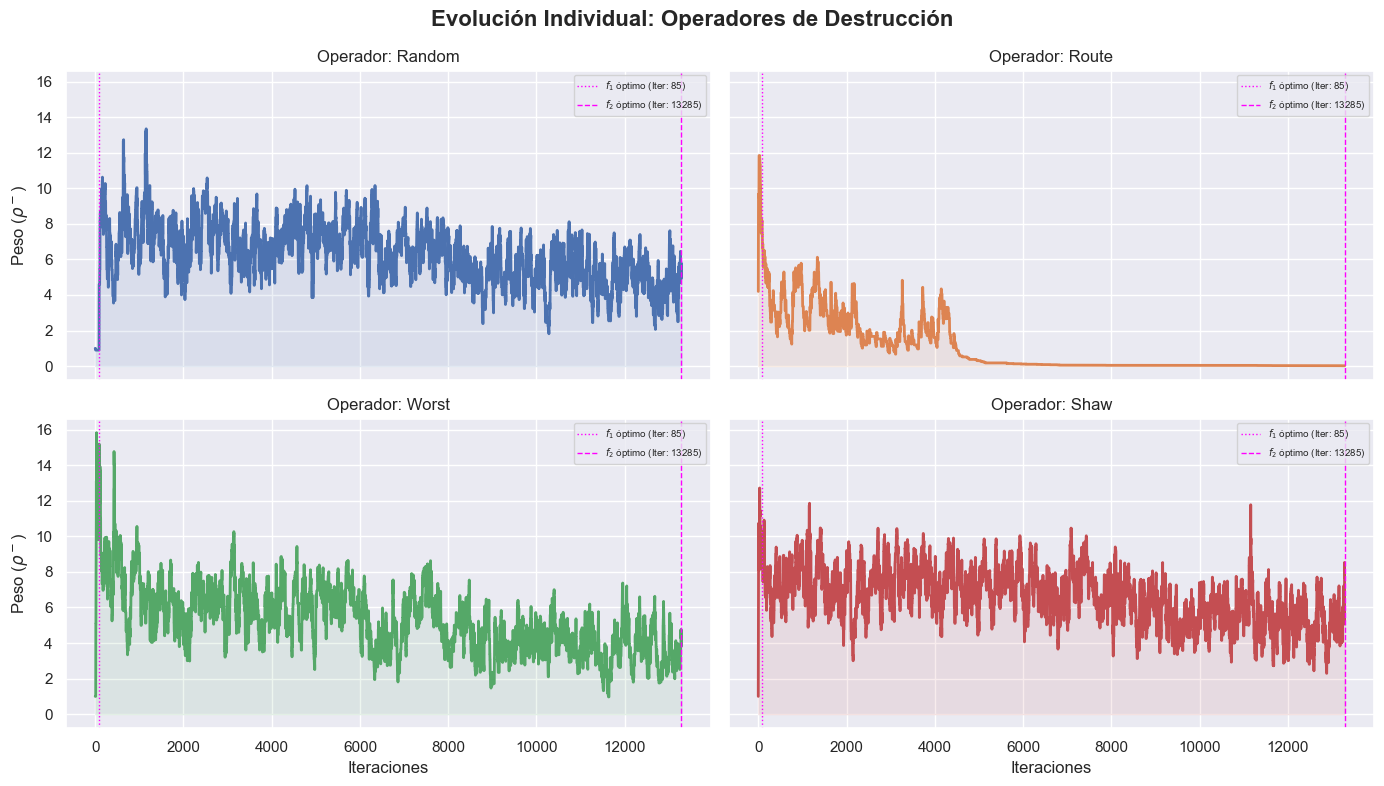
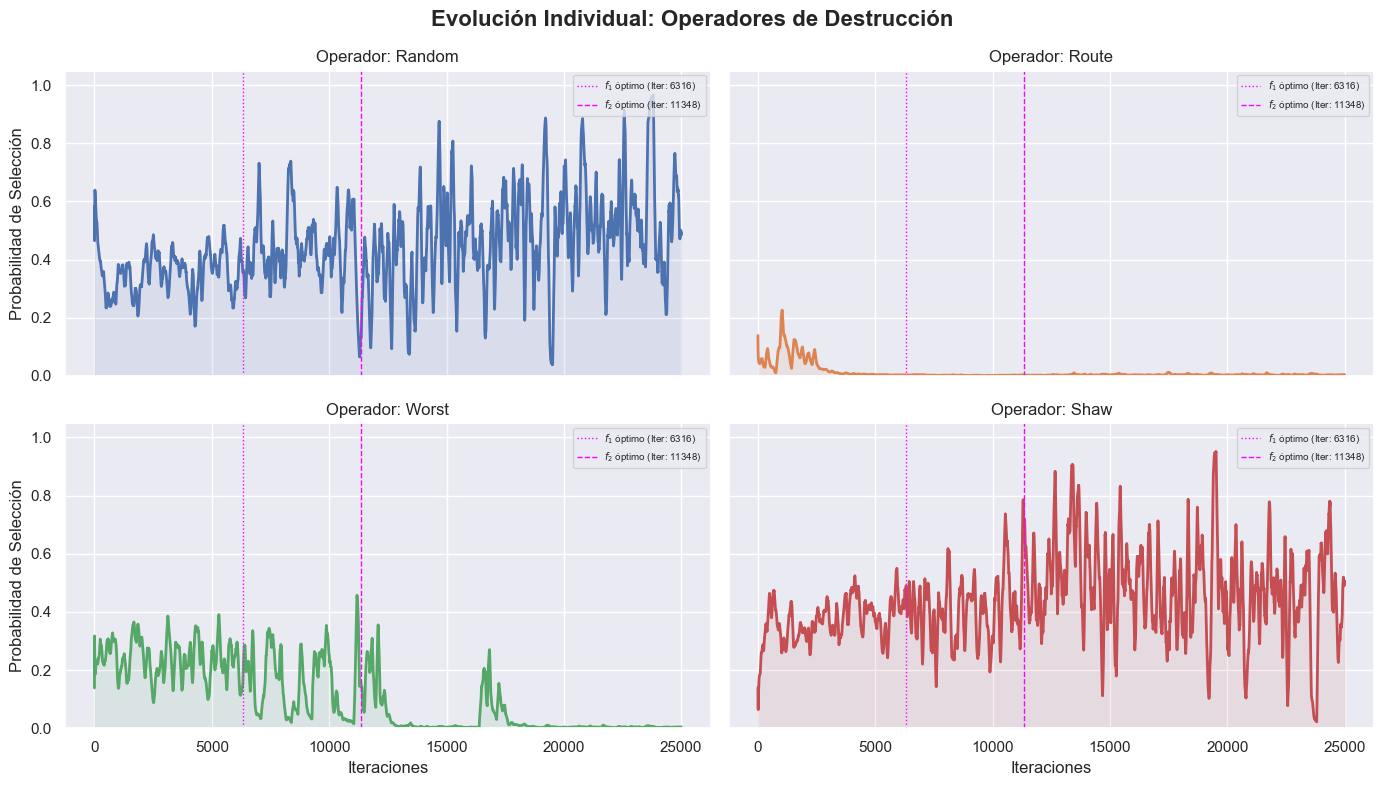
The notebook cell's code change between the first figure and the second:
--- before
+++ after
@@ -1,4 +1,7 @@
 d_cols = [c for c in df.columns if 'd_weight' in c]
 d_names = ['Random', 'Route', 'Worst', 'Shaw']
+df_d_prob = df[d_cols].div(df[d_cols].sum(axis=1), axis=0)
+df_d_smoothed = df_d_prob.rolling(window=100, min_periods=1).mean()
+df_d_smoothed['iter'] = df['iter']
 
 fig, axes = plt.subplots(2, 2, figsize=(14, 8), sharex=True, sharey=True)
@@ -6,13 +9,12 @@
 
 axes = axes.flatten()
-
 colores = sns.color_palette()
 
 for i, (col, name) in enumerate(zip(d_cols, d_names)):
-    sns.lineplot(data=df, x='iter', y=col, ax=axes[i], color=colores[i], linewidth=2)
+    sns.lineplot(data=df_d_smoothed, x='iter', y=col, ax=axes[i], color=colores[i], linewidth=2)
     axes[i].set_title(f'Operador: {name}')
-    axes[i].set_ylabel('Peso ($\\rho^-$)')
-
-    axes[i].fill_between(df['iter'], df[col], alpha=0.1, color=colores[i])
+    axes[i].set_ylabel('Probabilidad de Selección')
+    axes[i].set_ylim(0, 1.05)
+    axes[i].fill_between(df_d_smoothed['iter'], df_d_smoothed[col], alpha=0.1, color=colores[i])
     axes[i].axvline(x=best_veh_iter, color='magenta', linestyle=':', linewidth=1, label=f'$f_1$ óptimo (Iter: {best_veh_iter})')
     axes[i].axvline(x=best_iter, color='magenta', linestyle='--', linewidth=1, label=f'$f_2$ óptimo (Iter: {best_iter})')

Commit: Checkpoint 3: Snapshot de Q-Values para analisis